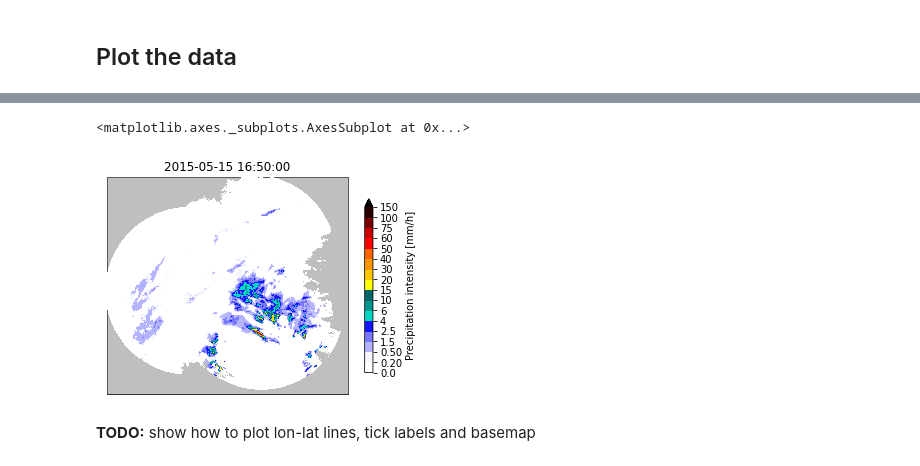
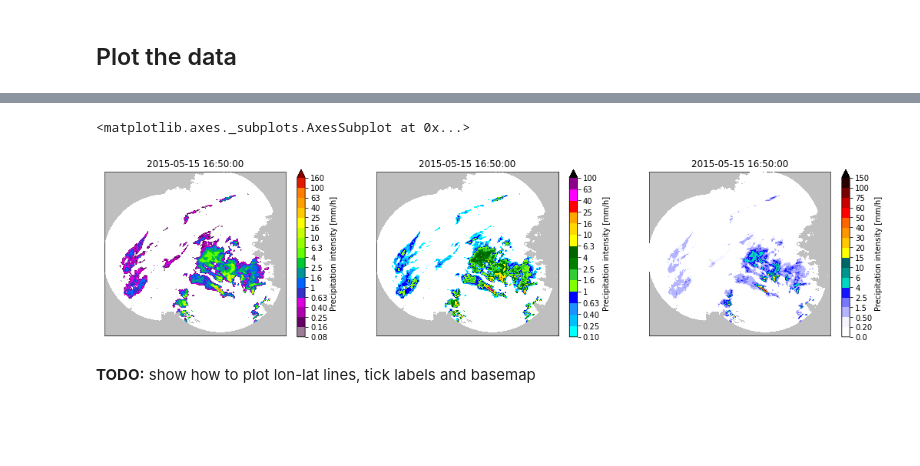
Before and after one commit to pySTEPS/ERAD-nowcasting-course-2022, a Jupyter notebook: hands-on-session-users/notebooks/block_02_input_data.ipynb, the cells around one changed output, grey strips where cells are left out. Cells and saved outputs as stored; diff of their text form; code cells hidden in the pictures; blank space fills up the shorter version.

Commit message:
Use subplots

```diff
--- a/hands-on-session-users/notebooks/block_02_input_data.ipynb
+++ b/hands-on-session-users/notebooks/block_02_input_data.ipynb
@@ -106,8 +93,18 @@ plot_precip_field(precip[-1], geodata=metadata, title=metadata["timestamps"][-1]
-# %%
-plot_precip_field(precip[-1], geodata=metadata, title=metadata["timestamps"][-1], axis="off", colorscale="BOM-RF3")
-# %% [output]
-<matplotlib.axes._subplots.AxesSubplot at 0x...>
-[figure, removed]
+# %%
+from pysteps.visualization import plot_precip_field
+from matplotlib import pyplot as plt
+
+plt.figure(figsize=(18, 5))
+
+plt.subplot(131)
+plot_precip_field(precip[-1], geodata=metadata, title=metadata["timestamps"][-1], axis="off")
+plt.subplot(132)
+plot_precip_field(precip[-1], geodata=metadata, title=metadata["timestamps"][-1], axis="off", colorscale="STEPS-BE")
+plt.subplot(133)
+plot_precip_field(precip[-1], geodata=metadata, title=metadata["timestamps"][-1], axis="off", colorscale="BOM-RF3")
+# %% [output]
+<matplotlib.axes._subplots.AxesSubplot at 0x...>
+[figure, added]
 # %% [markdown]
 **TODO:** show how to plot lon-lat lines, tick labels and basemap
 # %% [markdown]
```
Also changed, not shown: parts of 5 cells of this notebook.
